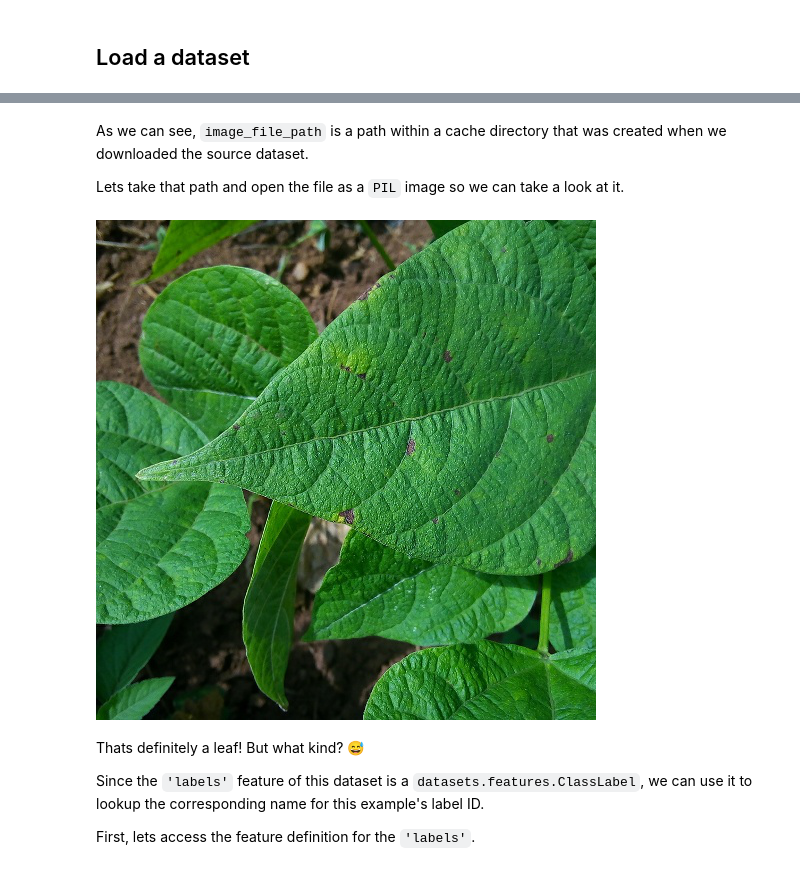
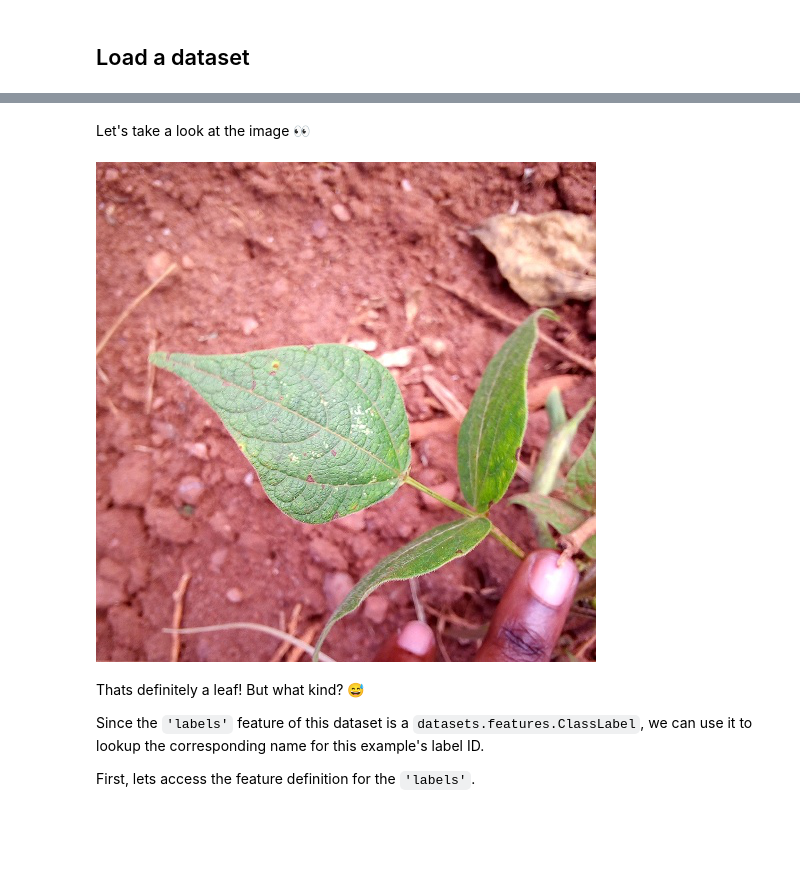
Before and after one commit to nateraw/huggingface-hub-examples, a Jupyter notebook: vit_image_classification_explained.ipynb, the cells around one changed output, grey strips where cells are left out. Cells and saved outputs as stored; diff of their text form; code cells hidden in the pictures; blank space fills up the shorter version.

```diff
--- a/vit_image_classification_explained.ipynb
+++ b/vit_image_classification_explained.ipynb
@@ -63,19 +53,10 @@ ex
-# %% [markdown]
-As we can see, `image_file_path` is a path within a cache directory that was created when we downloaded the source dataset.
-
-Lets take that path and open the file as a `PIL` image so we can take a look at it.
-# %%
-from PIL import Image
-
-def pil_loader(path):
-    with open(path, 'rb') as f:
-        image = Image.open(f).convert("RGB")
-    return image
-
-image = pil_loader(ex['image_file_path'])
-image
-# %% [output]
-[figure, removed]
+# %% [markdown]
+Let's take a look at the image 👀
+# %%
+image = ex['image']
+image
+# %% [output]
+[figure, added]
 # %% [markdown]
 Thats definitely a leaf! But what kind? 😅
 
```
Also changed, not shown: parts of 35 cells of this notebook.
